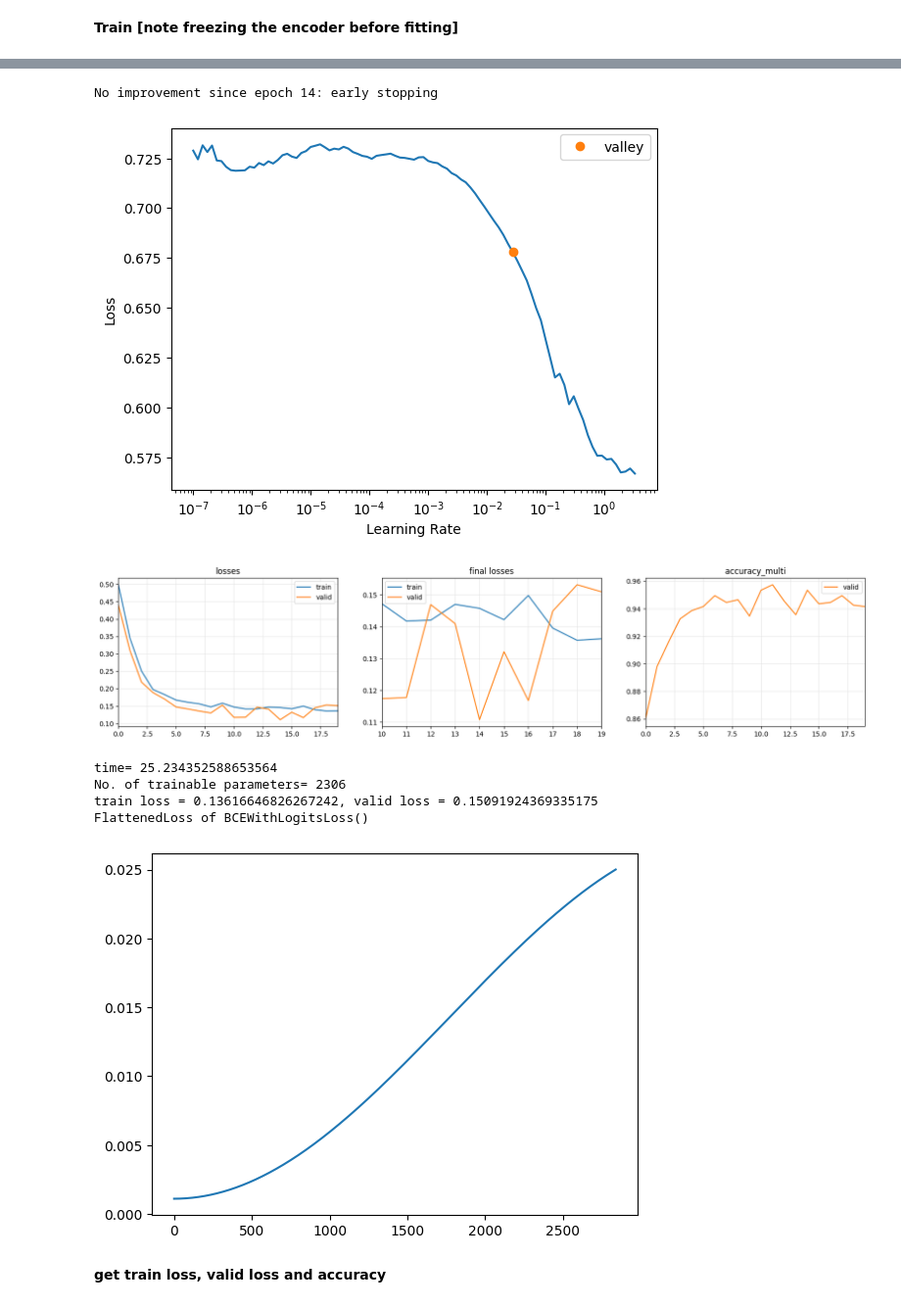
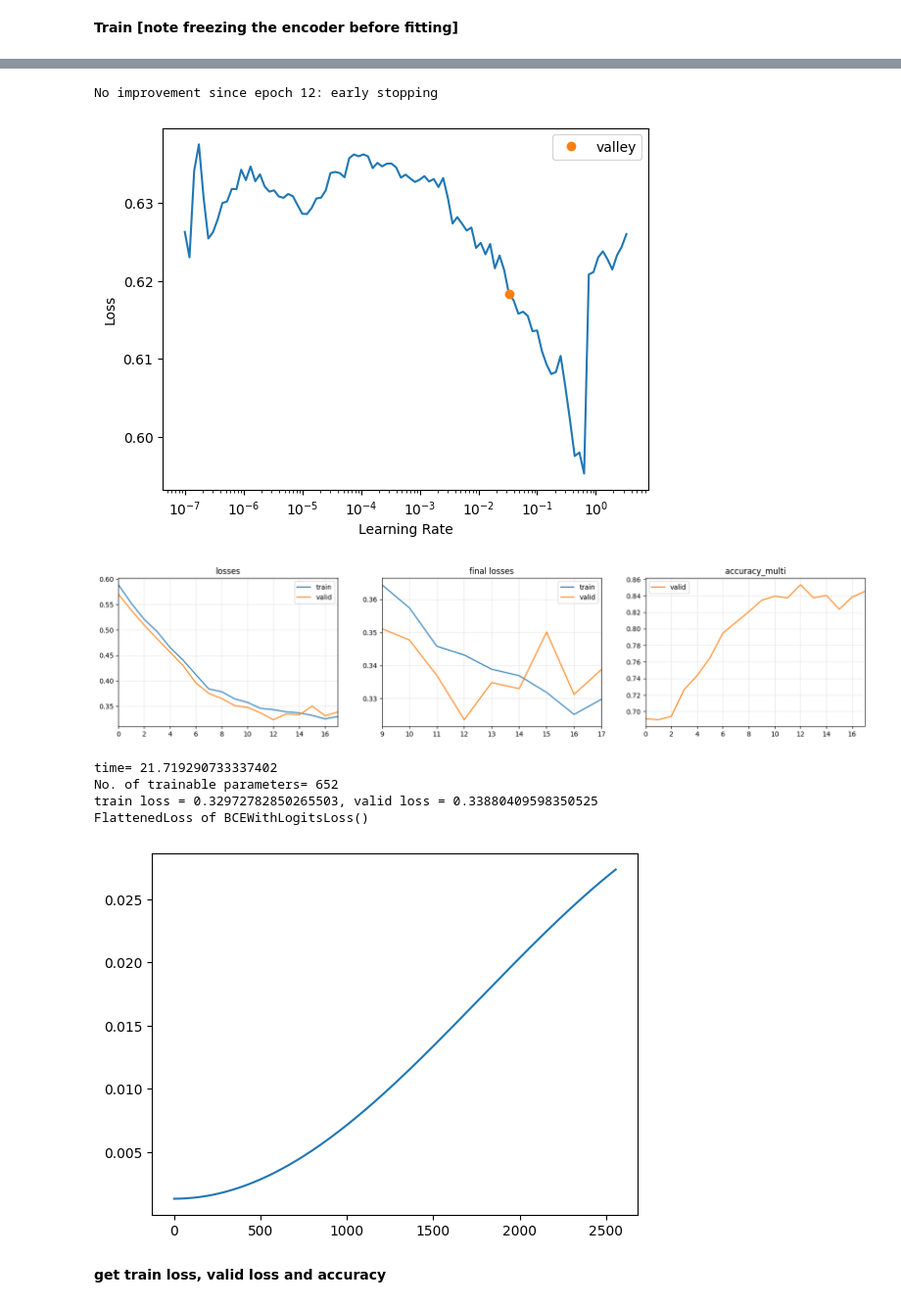
Before and after one commit to MajedNaN/TimeSeriesClassification, a Jupyter notebook: main.ipynb, the cells around one changed output, grey strips where cells are left out. Shown at 98% size. Saved outputs shown, nothing was run; the diff lists cells and outputs as text; code cells hidden in the pictures.

```diff
--- a/main.ipynb
+++ b/main.ipynb
@@ -533,8 +518,8 @@ num_workers = hyperparams['model']['num_workers']
 # pretrained_dict = torch.load(f'models/{AutoEncoder.__name__}_{seq_len}_lstm.pt')
 # new_autoencoder = archs_lstm_autoencoder.AutoEncoder(x_train.shape[1])
 
-pretrained_dict = torch.load(f'models/{AutoEncoder.__name__}_{seq_len}_nan.pt')
-new_autoencoder = AutoEncoder(x_train.shape[1],embed_size=2)
+pretrained_dict = torch.load(f'models/{AutoEncoder.__name__}_{seq_len}_shuffled_10.pt')
+new_autoencoder = AutoEncoder(x_train.shape[1],embed_size=10)
 
 new_autoencoder.load_state_dict(pretrained_dict)
 ### get ptrtrained encoder
@@ -571,15 +551,15 @@ dls   = TSDataLoaders.from_dsets(tsets, vsets, bs = bs, num_workers=num_workers)
 # k={'layers':[16,16,16],'kss':[7,5,3]}
 #############################################################
 # k = {'hidden_size':22,'rnn_dropout':0.4}
-k={'layers':[32,8]}
-# k={'encoder':enc,'n_neurons':100, 'embed_size':2}
-model = create_model(MyFCN, dls.vars,dls.c,dls,**k)
+# k={'layers':[32,8]}
+k={'encoder':enc,'n_neurons':50, 'embed_size':10}
+model = create_model(EncoderClassifier, dls.vars,dls.c,dls,**k)
 # learn = Learner(dls, model, metrics=accuracy,cbs = ShowGraph()) ### single label
 #### note the accuracy_multi and MultiCategorize() contains BCEwithlogits not normal BCE
 learn = Learner(dls, model, metrics=accuracy_multi,cbs = ShowGraph()) ### multi label
 ##########################################################################3
 
-# freeze(learn)  #### freeze encoder
+freeze(learn)  #### freeze encoder
 
 ###########################################################################
 start = time.time()
@@ -624,11 +604,11 @@ unfreeze(learn)
-No improvement since epoch 14: early stopping
+No improvement since epoch 12: early stopping
-[figure, old version]
+[figure, new version]
-[figure, old version]
+[figure, new version]
-time= 25.234352588653564
-No. of trainable parameters= 2306
-train loss = 0.13616646826267242, valid loss = 0.15091924369335175
+time= 21.719290733337402
+No. of trainable parameters= 652
+train loss = 0.32972782850265503, valid loss = 0.33880409598350525
 FlattenedLoss of BCEWithLogitsLoss()
-[figure, old version]
+[figure, new version]
 # %% [markdown]
 **get train loss, valid loss and accuracy**
 # %%
```
Also changed, not shown: parts of 12 cells of this notebook, 10 other files.
